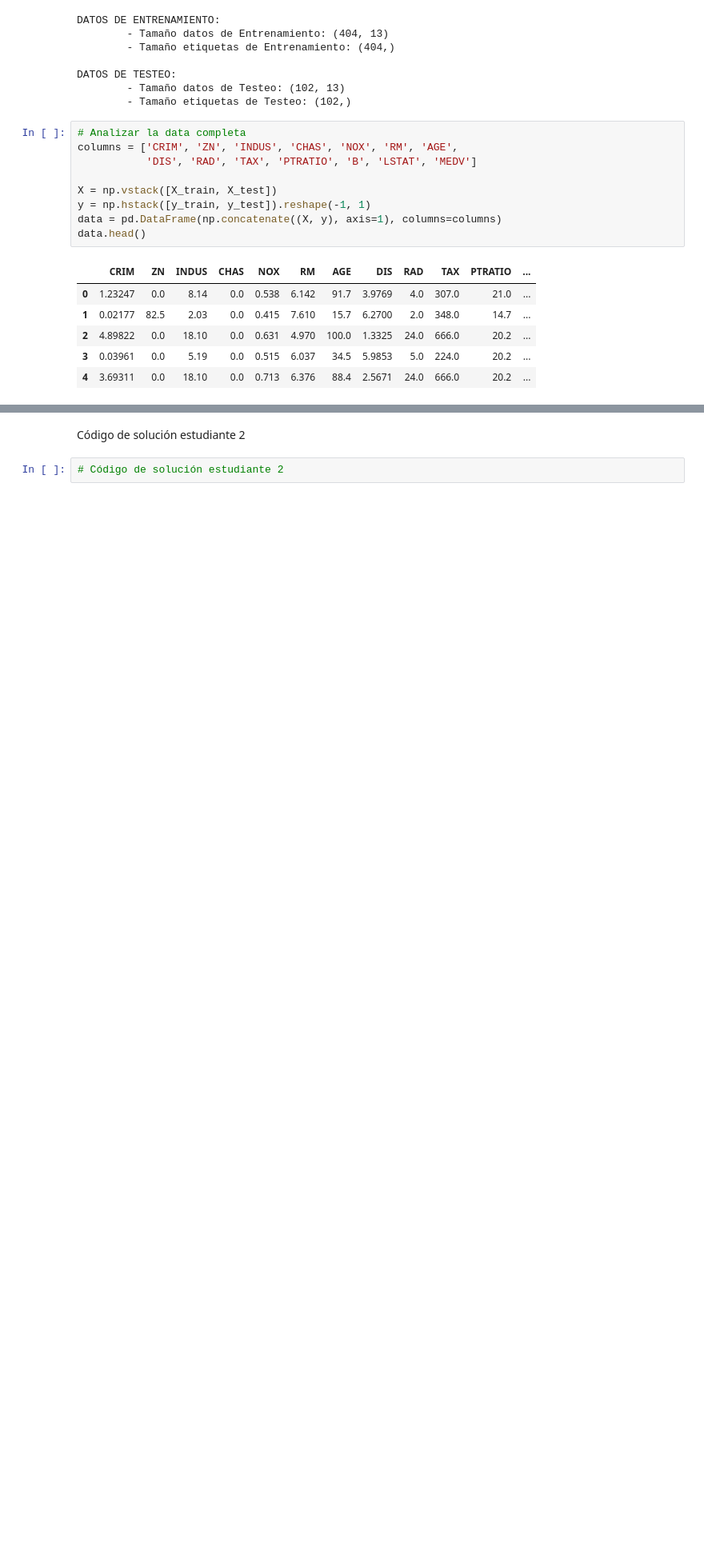
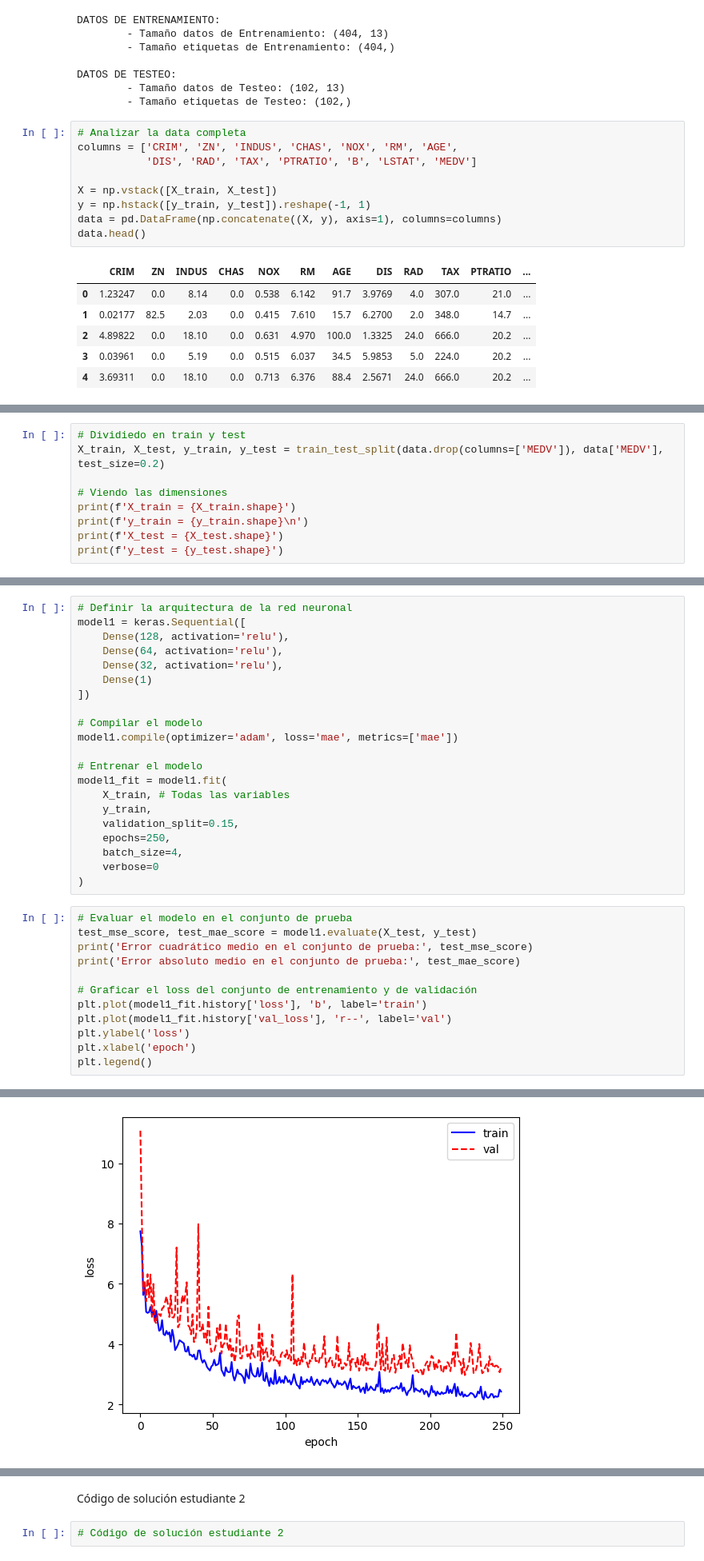
Before and after one commit to anarosaura/Tarea4_Haces_Zamarron, a Jupyter notebook: Tarea_4 (JM_Haces y AR_Zamarron).ipynb, the cells around one changed output, grey strips where cells are left out. Shown at 80% size. Cells and saved outputs as stored; diff of their text form; blank space fills up the shorter version.

```diff
--- a/Tarea_4 (JM_Haces y AR_Zamarron).ipynb
+++ b/Tarea_4 (JM_Haces y AR_Zamarron).ipynb
@@ -109,0 +109,9 @@ Código de solución estudiante 1
+# %%
+# Dividiedo en train y test
+X_train, X_test, y_train, y_test = train_test_split(data.drop(columns=['MEDV']), data['MEDV'], test_size=0.2)
+
+# Viendo las dimensiones
+print(f'X_train = {X_train.shape}')
+print(f'y_train = {y_train.shape}\n')
+print(f'X_test = {X_test.shape}')
+print(f'y_test = {y_test.shape}')
@@ -109,0 +128,34 @@ Código de solución estudiante 1
+# %%
+# Definir la arquitectura de la red neuronal
+model1 = keras.Sequential([
+    Dense(128, activation='relu'),
+    Dense(64, activation='relu'),
+    Dense(32, activation='relu'),
+    Dense(1)
+])
+
+# Compilar el modelo
+model1.compile(optimizer='adam', loss='mae', metrics=['mae'])
+
+# Entrenar el modelo
+model1_fit = model1.fit(
+    X_train, # Todas las variables
+    y_train,
+    validation_split=0.15,
+    epochs=250,
+    batch_size=4,
+    verbose=0
+)
+# %%
+# Evaluar el modelo en el conjunto de prueba
+test_mse_score, test_mae_score = model1.evaluate(X_test, y_test)
+print('Error cuadrático medio en el conjunto de prueba:', test_mse_score)
+print('Error absoluto medio en el conjunto de prueba:', test_mae_score)
+
+# Graficar el loss del conjunto de entrenamiento y de validación
+plt.plot(model1_fit.history['loss'], 'b', label='train')
+plt.plot(model1_fit.history['val_loss'], 'r--', label='val')
+plt.ylabel('loss')
+plt.xlabel('epoch')
+plt.legend()
+# %% [output]
@@ -109,0 +166 @@ Código de solución estudiante 1
+[figure, added]
```
Also changed, not shown: parts of 20 cells of this notebook.
